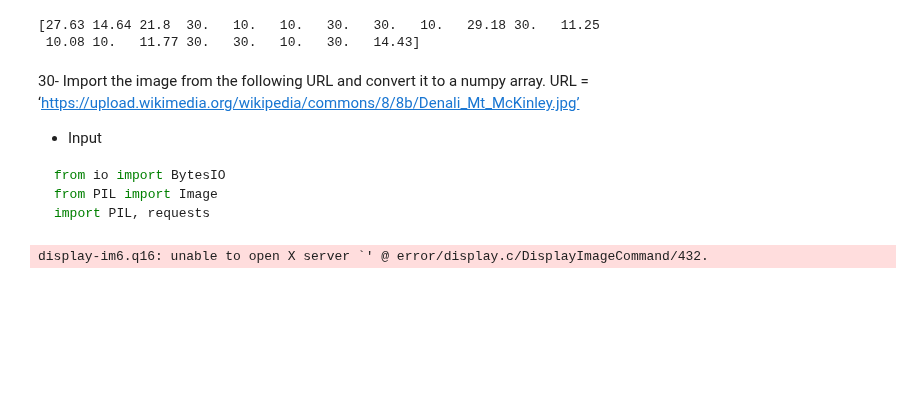
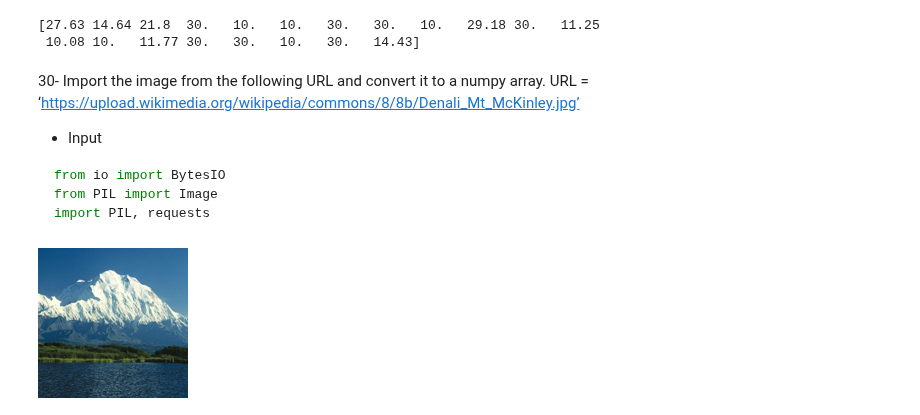
Before and after one commit to zoubida123ck/python-for-finance, a Jupyter notebook: Assignment_solution/day_02_sol/03-numpy_assignment.ipynb, the cells around one changed output. Cells and saved outputs as stored; diff of their text form; code cells hidden in the pictures; blank space fills up the shorter version.

```diff
--- a/Assignment_solution/day_02_sol/03-numpy_assignment.ipynb
+++ b/Assignment_solution/day_02_sol/03-numpy_assignment.ipynb
@@ -680,23 +679,24 @@ import PIL, requests
 # %%
 from io import BytesIO
 from PIL import Image
 import PIL, requests
+import numpy as np
 
 # Import image from URL
 URL = 'https://upload.wikimedia.org/wikipedia/commons/8/8b/Denali_Mt_McKinley.jpg'
 response = requests.get(URL)
 
 # Read it as Image
 I = Image.open(BytesIO(response.content))
 
 # Optionally resize
 I = I.resize([150,150])
 
 # Convert to numpy array
 arr = np.asarray(I)
 
 # Optionaly Convert it back to an image and show
 im = PIL.Image.fromarray(np.uint8(arr))
-Image.Image.show(im)
+im
 # %% [output]
-display-im6.q16: unable to open X server `' @ error/display.c/DisplayImageCommand/432.
+[figure, added]
```
Also changed, not shown: parts of 1 cell of this notebook, 7 other files.
